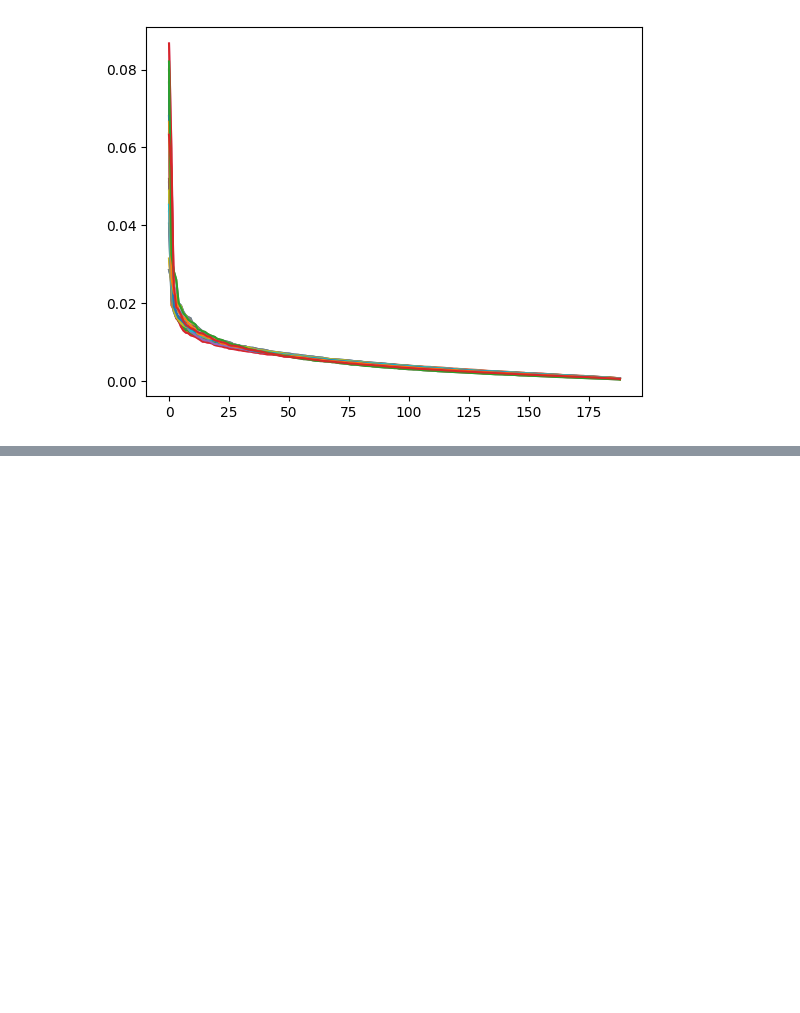
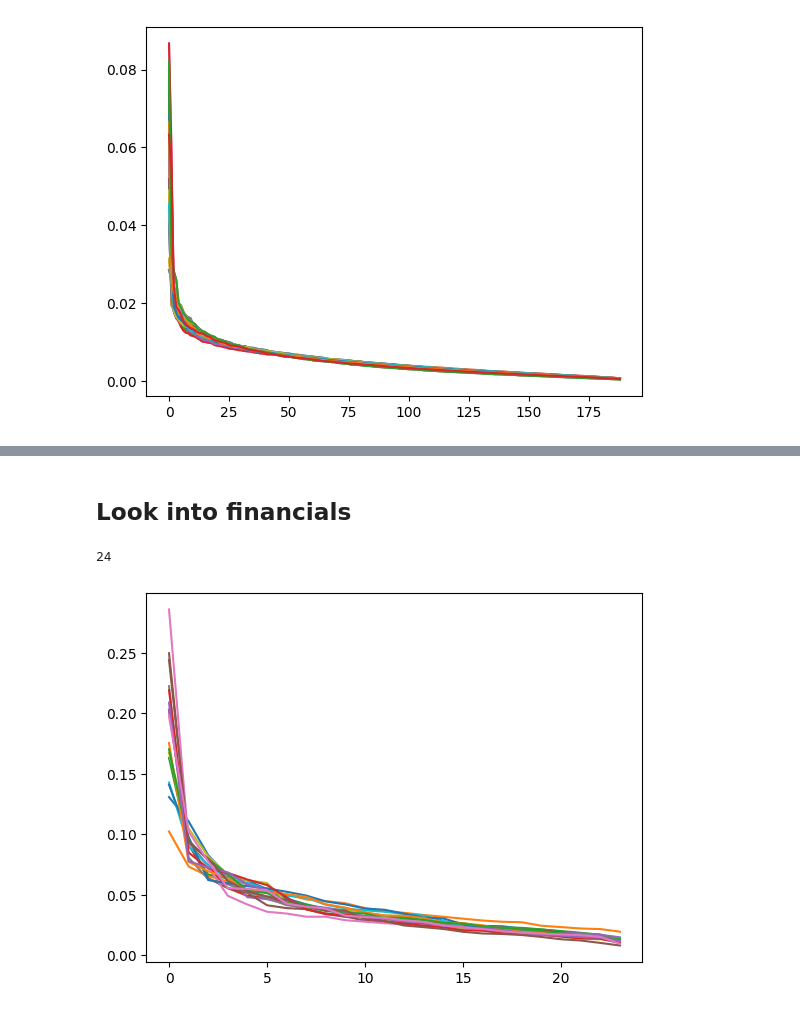
Before and after one commit to Agatheee/linear_contagion_risk, a Jupyter notebook: MS_Qual.ipynb, the cells around one changed output, grey strips where cells are left out. Saved outputs shown, nothing was run; the diff lists cells and outputs as text; code cells hidden in the pictures; blank space fills up the shorter version.

Commit message:
Update MS_Qual

```diff
--- a/MS_Qual.ipynb
+++ b/MS_Qual.ipynb
@@ -100 +108,14 @@ for kx in range(2022-2005):
 ... (5 outputs left out)
+# %% [markdown]
+## Look into financials
+# %%
+os.chdir('/Users/stevensuser/Library/CloudStorage/OneDrive-stevens.edu/PhD_research/Qual')
+bb_info_all = pd.read_csv("qual_data_info_code_input.csv")
+# %%
+fin_bb_id = bb_info_all[bb_info_all.BICS_LEVEL_1_SECTOR_NAME == "Financials"]["ID_BB_COMPANY"]
+fin_index = bb_info_all[bb_info_all.BICS_LEVEL_1_SECTOR_NAME == "Financials"].index
+# %%
+cf_2_fin_dict = cf_ts(ret_cds_df[fin_bb_id], 1, 2)
+# %% [output]
+24
+[figure, added]
```
Also changed, not shown: parts of 13 cells of this notebook.
